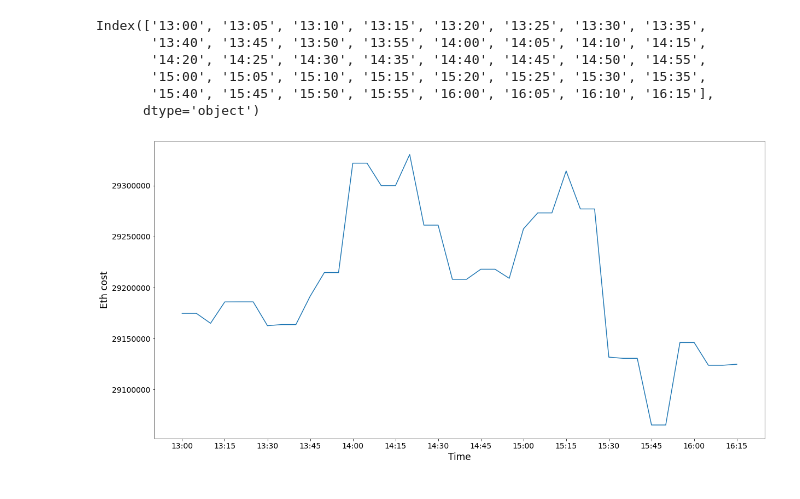
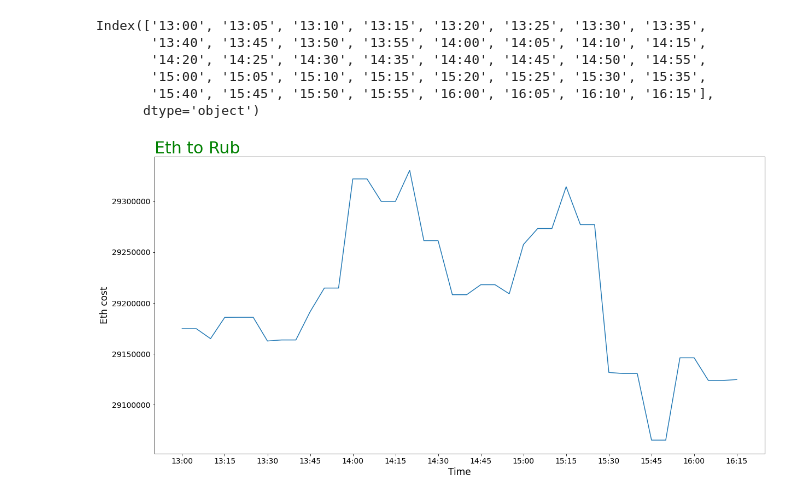
Before and after one commit to Kirilokk/CoinMarketCap-Web-Scraping, a Jupyter notebook: Data preparation(jupyter)/Data preparation.ipynb, the cells around one changed output. Saved outputs shown, nothing was run; the diff lists cells and outputs as text; code cells hidden in the pictures.

```diff
--- a/Data preparation(jupyter)/Data preparation.ipynb
+++ b/Data preparation(jupyter)/Data preparation.ipynb
@@ -77,17 +77,21 @@ Index(['13:00', '13:05', '13:10', '13:15', '13:20', '13:25', '13:30', '13:35',
 # %%
 fig, ax = plt.subplots(figsize=(20, 10))
 ax.plot(timeline, eth_values)
 
+plt.title(label="Eth to Rub",
+          fontsize=30,
+          color="green",
+          loc="left")
 # Making plot bigger
 
 plt.xlabel('Time',fontsize=17)
 plt.ylabel('Eth cost',fontsize=17)
 ax.ticklabel_format(style='plain',axis='y')
 
 
 plt.xticks(pd.date_range("13:00", "16:15", freq="15min").strftime('%H:%M'),fontsize=14)
 plt.yticks(fontsize=14)
 plt.savefig('foo.png')
 plt.show()
 # %% [output]
-[figure, old version]
+[figure, new version]
```
Also changed, not shown: 2 other files.
